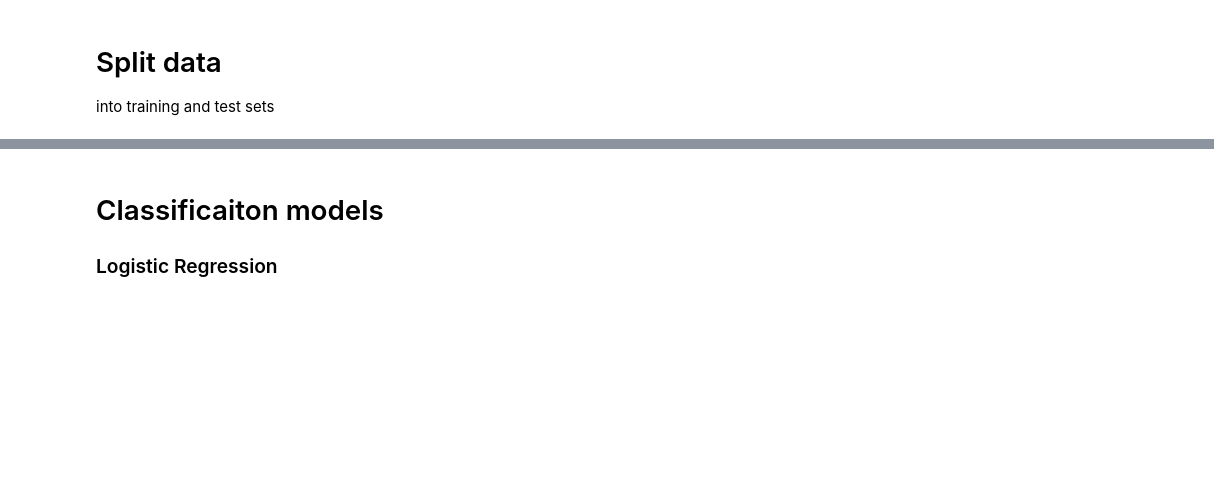
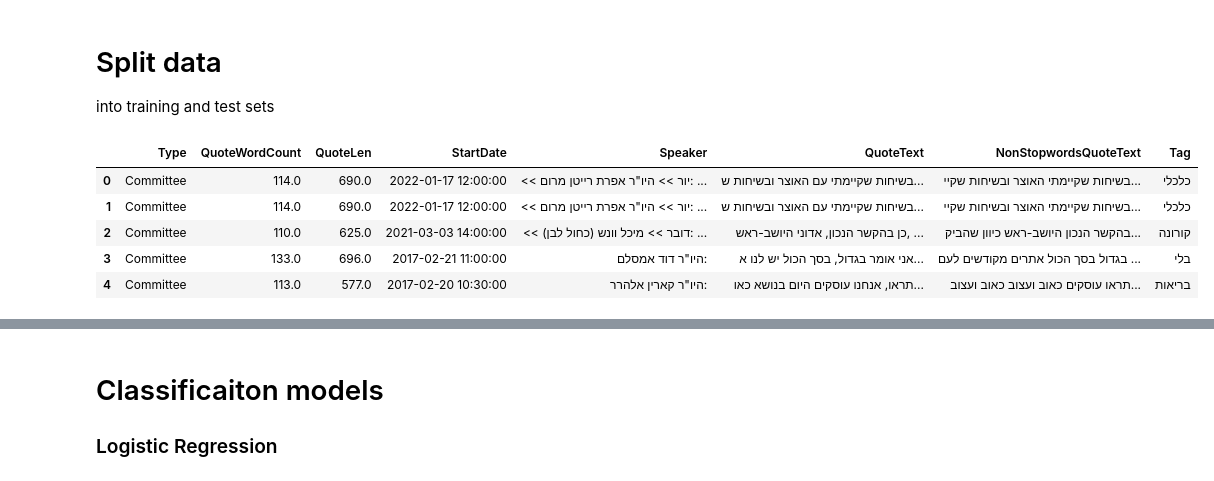
Before and after one commit to NitzanBarzilay/KnessetTopicClassification, a Jupyter notebook: notebooks/4 - Topic classification.ipynb, the cells around one changed output, grey strips where cells are left out. Saved outputs shown, nothing was run; the diff lists cells and outputs as text; code cells hidden in the pictures; blank space fills up the shorter version.

```diff
--- a/notebooks/4 - Topic classification.ipynb
+++ b/notebooks/4 - Topic classification.ipynb
@@ -3,3 +10,13 @@ import pandas as pd
 # %% [markdown]
 # Split data
 into training and test sets
+# %%
+df = pd.read_csv(f'../data/6 - Classification data/full_classification_df.csv')
+df.head()
+# %% [output]
+|  | Type | QuoteWordCount | QuoteLen | StartDate | Speaker | QuoteText | NonStopwordsQuoteText | Tag |
+| 0 | Committee | 114.0 | 690.0 | 2022-01-17 12:00:00 | << יור >> היו"ר אפרת רייטן מרום: ... | בשיחות שקיימתי עם האוצר ובשיחות ש... | בשיחות שקיימתי האוצר ובשיחות שקיי... | כלכלי |
+| 1 | Committee | 114.0 | 690.0 | 2022-01-17 12:00:00 | << יור >> היו"ר אפרת רייטן מרום: ... | בשיחות שקיימתי עם האוצר ובשיחות ש... | בשיחות שקיימתי האוצר ובשיחות שקיי... | כלכלי |
+| 2 | Committee | 110.0 | 625.0 | 2021-03-03 14:00:00 | << דובר >> מיכל וונש (כחול לבן): ... | כן בהקשר הנכון, אדוני היושב-ראש, ... | בהקשר הנכון היושב-ראש כיוון שהביק... | קורונה |
+| 3 | Committee | 133.0 | 696.0 | 2017-02-21 11:00:00 | היו"ר דוד אמסלם: | אני אומר בגדול, בסך הכול יש לנו א... | בגדול בסך הכול אתרים מקודשים לעם ... | בלי |
+| 4 | Committee | 113.0 | 577.0 | 2017-02-20 10:30:00 | היו"ר קארין אלהרר: | תראו, אנחנו עוסקים היום בנושא כאו... | תראו עוסקים כאוב ועצוב כאוב ועצוב... | בריאות |
```
Also changed, not shown: parts of 3 cells of this notebook, 7 other files.
